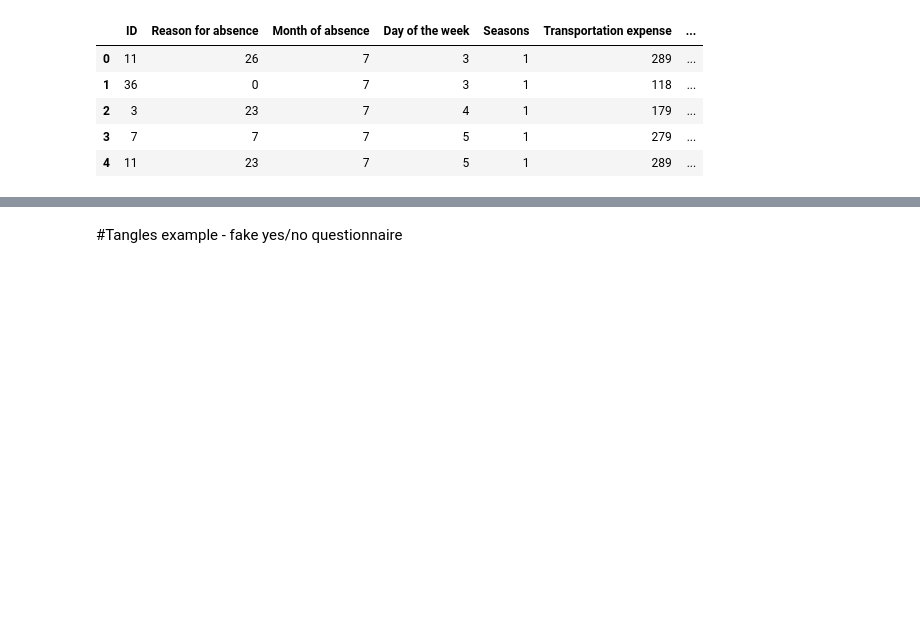
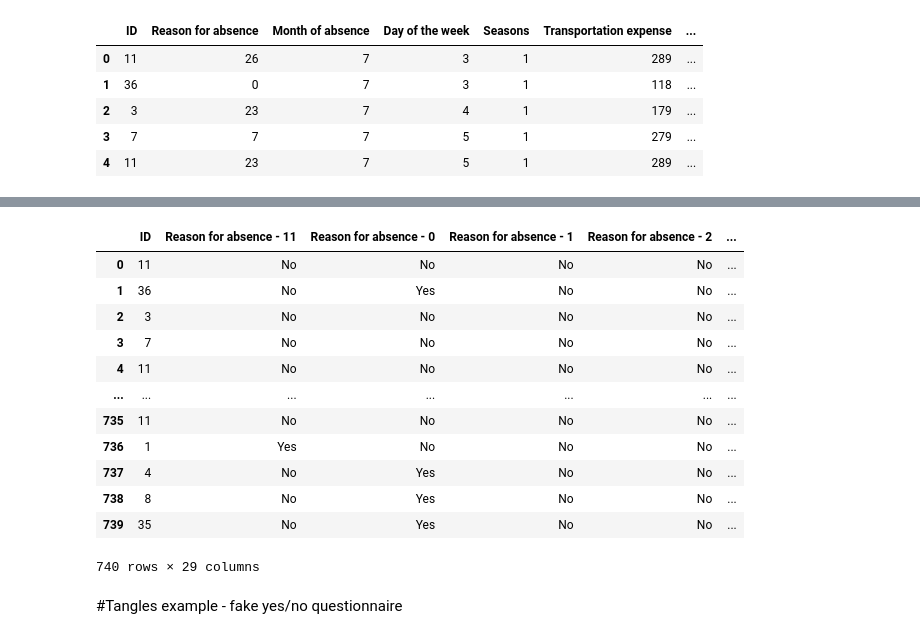
Before and after one commit to zuzannazak/Tangles, a Jupyter notebook: Tangle_playground.ipynb, the cells around one changed output, grey strips where cells are left out. Drawn from its saved outputs; the diff is of its cells as text; code cells hidden in the pictures; blank space fills up the shorter version.

```diff
--- a/Tangle_playground.ipynb
+++ b/Tangle_playground.ipynb
@@ -67,3 +90,6 @@ df_original.head()
 | 2 | 3 | 23 | 7 | 4 | 1 | 179 | ... |
 | 3 | 7 | 7 | 7 | 5 | 1 | 279 | ... |
 | 4 | 11 | 23 | 7 | 5 | 1 | 289 | ... |
+# %%
+df_amended_for_tangles = pd.DataFrame()
+df_amended_for_tangles["ID"]=df_original["ID"]
@@ -69,0 +110,3 @@ df_original.head()
+# %%
+arr = df_original["Reason for absence"].to_numpy()
+unique_arr = np.unique(arr)
@@ -70,3 +133,26 @@ df_original.head()
+# %%
+i=0
+original_column = "Reason for absence"
+while i < len(unique_arr):
+  columnname = original_column + " - " + str(unique_arr[i])
+  df_amended_for_tangles[columnname] = (np.where(df_original[original_column].values == i, "Yes", "No"))
+  i=i+1
+# %%
+df_amended_for_tangles
+# %% [output]
+|  | ID | Reason for absence - 11 | Reason for absence - 0 | Reason for absence - 1 | Reason for absence - 2 | ... |
+| 0 | 11 | No | No | No | No | ... |
+| 1 | 36 | No | Yes | No | No | ... |
+| 2 | 3 | No | No | No | No | ... |
+| 3 | 7 | No | No | No | No | ... |
+| 4 | 11 | No | No | No | No | ... |
+| ... | ... | ... | ... | ... | ... | ... |
+| 735 | 11 | No | No | No | No | ... |
+| 736 | 1 | Yes | No | No | No | ... |
+| 737 | 4 | No | Yes | No | No | ... |
+| 738 | 8 | No | Yes | No | No | ... |
+| 739 | 35 | No | Yes | No | No | ... |
+740 rows × 29 columns
 # %% [markdown]
 #Tangles example - fake yes/no questionnaire
 # %%
```
Also changed, not shown: parts of 5 cells of this notebook.
